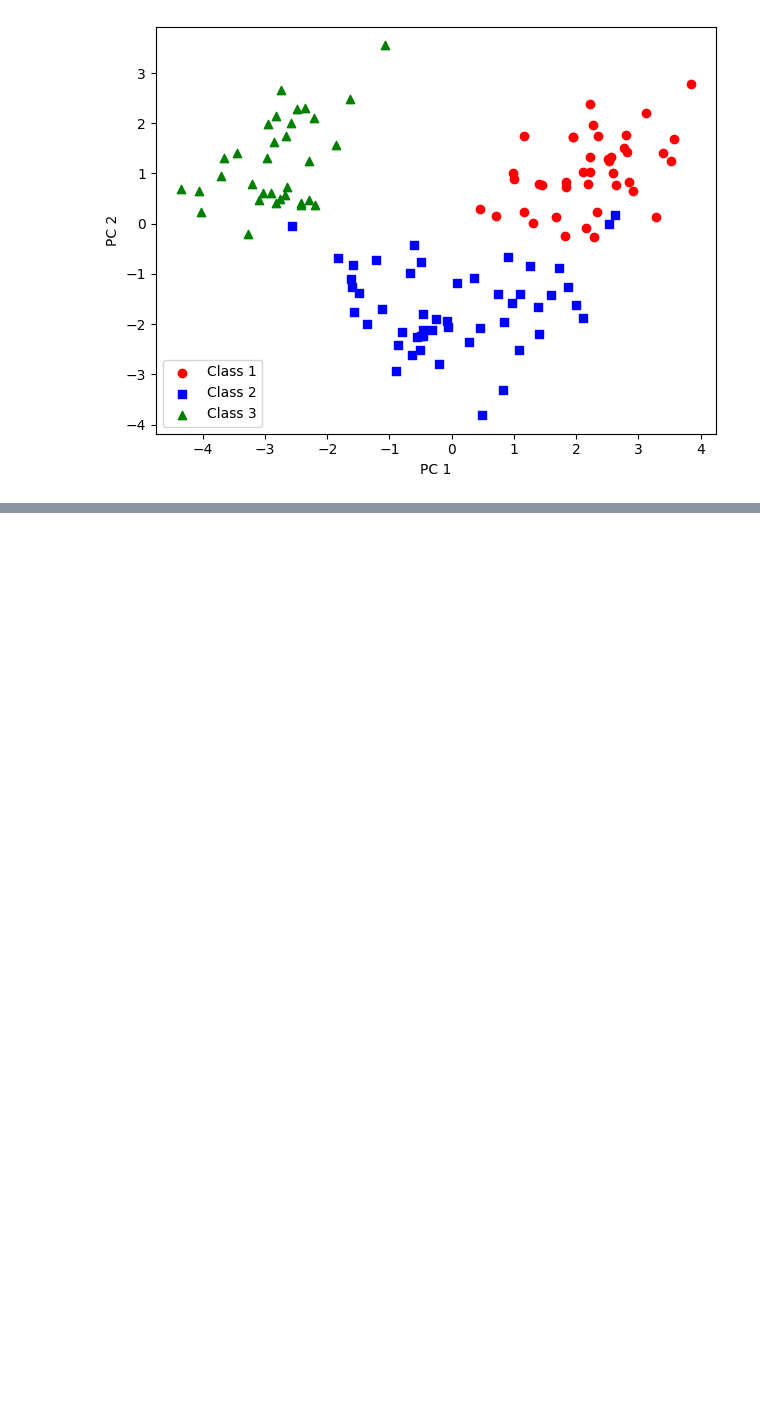
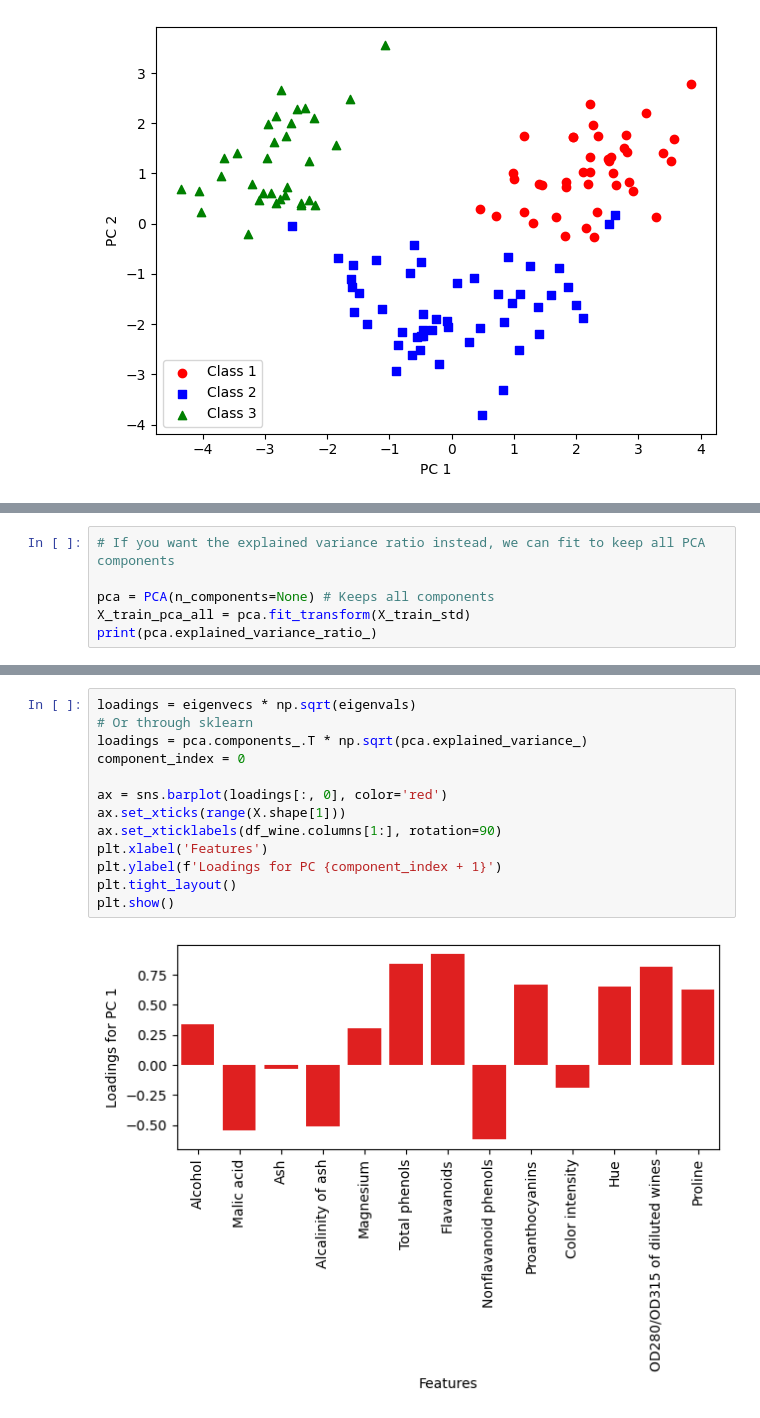
Before and after one commit to sadityag/Machine_Learning_Sebastian_Raschka, a Jupyter notebook: Complexity/Feature_Extraction/pca.ipynb, the cells around one changed output, grey strips where cells are left out. Drawn from its saved outputs; the diff is of its cells as text; blank space fills up the shorter version.

```diff
--- a/Complexity/Feature_Extraction/pca.ipynb
+++ b/Complexity/Feature_Extraction/pca.ipynb
@@ -121,0 +174,6 @@ from sklearn.decomposition import PCA
+# %%
+# If you want the explained variance ratio instead, we can fit to keep all PCA components
+
+pca = PCA(n_components=None) # Keeps all components
+X_train_pca_all = pca.fit_transform(X_train_std)
+print(pca.explained_variance_ratio_)
@@ -121,0 +186,15 @@ from sklearn.decomposition import PCA
+# %%
+loadings = eigenvecs * np.sqrt(eigenvals)
+# Or through sklearn
+loadings = pca.components_.T * np.sqrt(pca.explained_variance_)
+component_index = 0
+
+ax = sns.barplot(loadings[:, 0], color='red')
+ax.set_xticks(range(X.shape[1]))
+ax.set_xticklabels(df_wine.columns[1:], rotation=90)
+plt.xlabel('Features')
+plt.ylabel(f'Loadings for PC {component_index + 1}')
+plt.tight_layout()
+plt.show()
+# %% [output]
+[figure, added]
```
Also changed, not shown: parts of 4 cells of this notebook, 2 other files.
